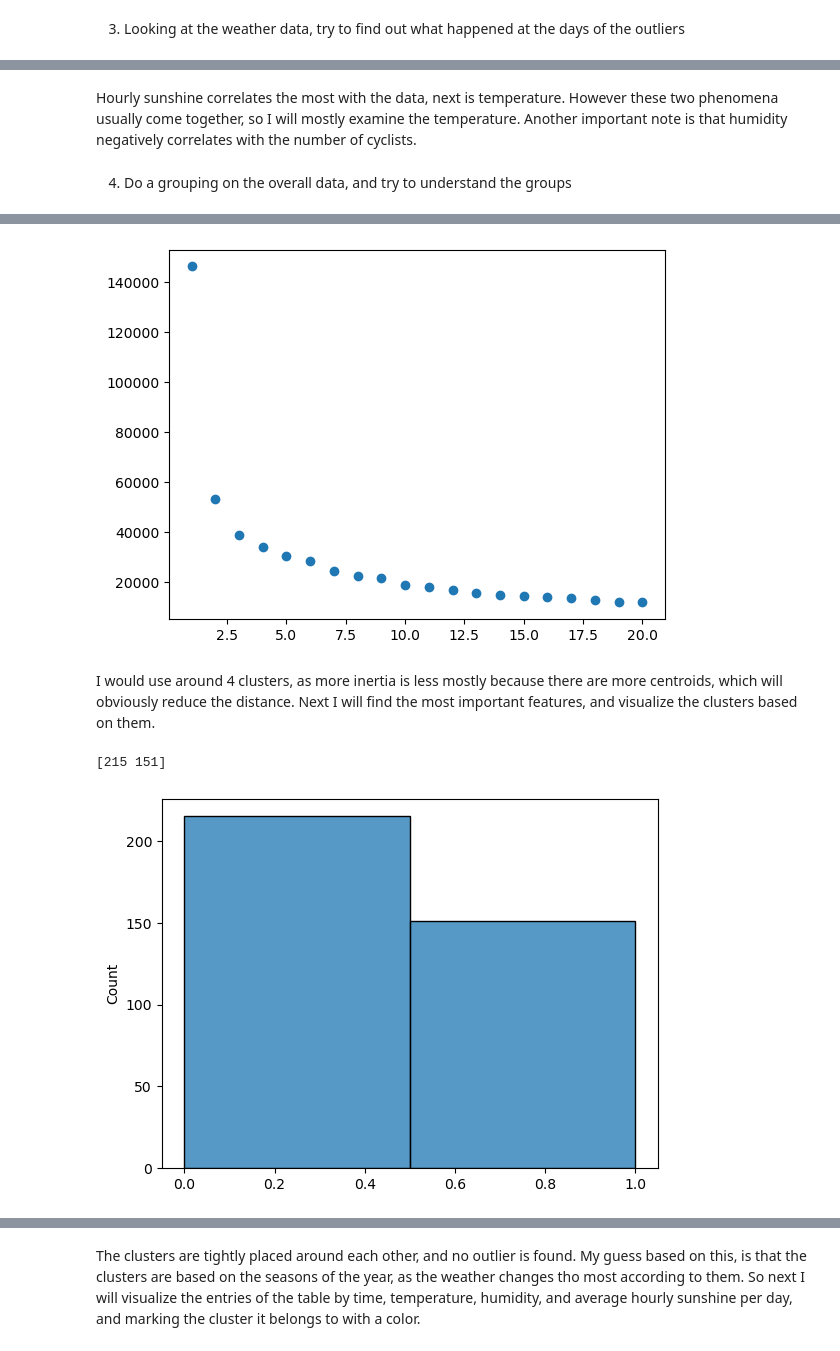
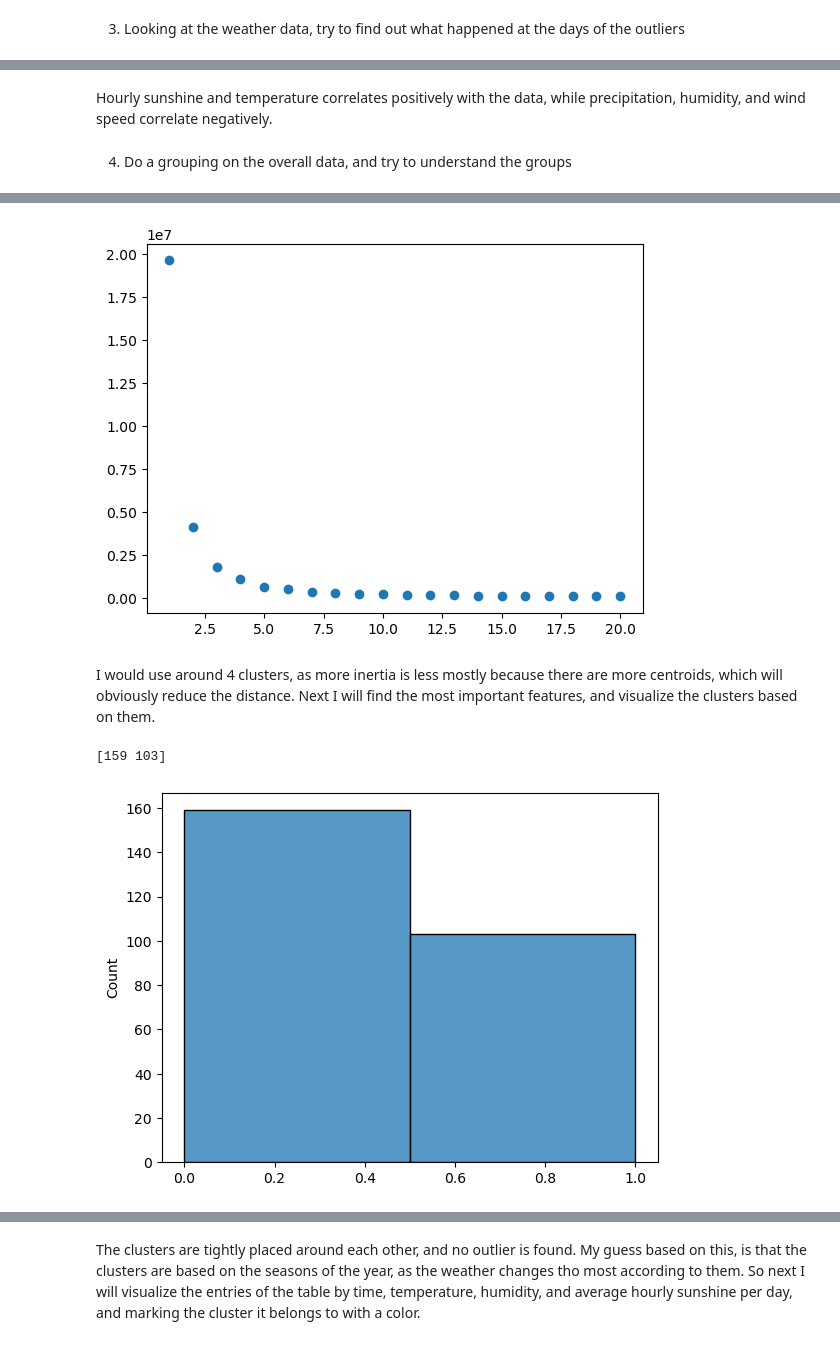
Before and after one commit to hgandras/DataMining, a Jupyter notebook: SemesterProject/BerlinBiking.ipynb, the cells around one changed output, grey strips where cells are left out. Saved outputs shown, nothing was run; the diff lists cells and outputs as text; code cells hidden in the pictures.

```diff
--- a/SemesterProject/BerlinBiking.ipynb
+++ b/SemesterProject/BerlinBiking.ipynb
@@ -164,3 +168,27 @@ It can also be seen from the plots, that the number of daily bikers depend heavi
 
 Some of the years contain a lot of values that are not real, and not plausible. For accurate data description, I decided to take a look at the year 2020.
+# %%
+#Splitting to weekends and weekdays
+from sklearn.preprocessing import OneHotEncoder
+enc = OneHotEncoder(sparse_output = False)
+
+y2020 = dailySum[dailySum.index.year==2020]
+#Convert days to weekdays and weekends
+values = y2020.index.dayofweek.values
+mapper = {0:"Weekday",1:"Weekday",2:"Weekday",3:"Weekday",4:"Weekday",5:"Weekend",6:"Weekend"}
+weekdays = np.array([mapper[k] for k in values])
+
+#Find weekends and weekdays based on date index
+enc.fit(weekdays.reshape((-1,1)))
+out = enc.transform(weekdays.reshape((-1,1)))
+onehotDays = pd.DataFrame(out,index = y2020.index)
+weekendsCounts = pd.concat([y2020,onehotDays],axis = 1)
+days = ["Weekday","Weekend"]
+weekendsCounts.rename(columns = {k:v for (k,v) in zip(range(2),days)},inplace = True)
+
+#Split the data
+weekdays = weekendsCounts[weekendsCounts["Weekday"] == 1]
+weekends = weekendsCounts[weekendsCounts["Weekend"] == 1]
+weekdays = weekdays[weekdays.columns[:len(weekdays.columns)-2]]
+weekends = weekends[weekends.columns[:len(weekends.columns)-2]]
 # %%
@@ -270,9 +348,9 @@ measurementsReduced2020.insert(4,"Summed counts",sumOfCounts)
 measurementsWeather = pd.concat([measurementsReduced2020,weatherData],axis = 1)
 
 #In order to get more accurate results, I group the data by days, and calculate the appropriate values for each column
-meanCols = ["Temperature","Humidity","Wind_speed","Hourly sunshine"]
+meanCols = ["Temperature","Humidity","Wind_speed"]
 maxCols = ["Precipitation_indicator"]
-sumCols = ["02-MI-JAN-N","02-MI-JAN-S","20-TS-MAR-N","20-TS-MAR-S","Precipitation"]
+sumCols = ["02-MI-JAN-N","02-MI-JAN-S","20-TS-MAR-N","20-TS-MAR-S","Precipitation","Hourly sunshine"]
 
 mMean = measurementsWeather[meanCols]
 mMax = measurementsWeather[maxCols]
@@ -284,5 +362,8 @@ mSum = mSum.groupby(pd.PeriodIndex(mSum.index,freq = "D")).sum()
 
 
 countsWeatherDaily = pd.concat([mSum,mMean],axis = 1)
-countsWeatherDaily.head()
+
+weatherWeekends = countsWeatherDaily[countsWeatherDaily.index.isin(weekends.index)]
+weatherWeekdays = countsWeatherDaily[countsWeatherDaily.index.isin(weekdays.index)]
+weatherWeekdays.head()
 # %% [output]
@@ -319,5 +383,5 @@ countsWeatherDaily.head()
-# %% [markdown]
-Hourly sunshine correlates the most with the data, next is temperature. However these two phenomena usually come together, so I will mostly examine the temperature. Another important note is that humidity negatively correlates with the number of cyclists.
+# %% [markdown]
+Hourly sunshine and temperature correlates positively with the data, while precipitation, humidity, and wind speed correlate negatively.
 # %% [markdown]
 4. Do a grouping on the overall data, and try to understand the groups
 # %%
@@ -331,7 +395,7 @@ from sklearn.impute import KNNImputer
 #measurementsWeatherRaw = imputer.fit_transform(countsWeatherDaily)
 #sumData = measurementsWeatherRaw[:,4:]
 
-countsWeatherDaily1 = countsWeatherDaily[countsWeatherDaily.columns[4:]]
+train = weatherWeekdays[weatherWeekdays.columns[4:]]
 
 #Determine the best number of clusters
 def fit(data,numCentroids):
@@ -342,8 +406,8 @@ def fit(data,numCentroids):
 centroidsErrors = []
 maxCentroids = 20
 for C in range(1,maxCentroids+1):
-    centroidsErrors.append(fit(countsWeatherDaily1,C))
+    centroidsErrors.append(fit(train,C))
 
 plt.scatter(np.arange(1,maxCentroids+1),centroidsErrors)
-countsWeatherDaily1.head()
+train.head()
 # %% [output]
@@ -356,17 +420,17 @@ countsWeatherDaily1.head()
-[figure, old version]
+[figure, new version]
 # %% [markdown]
 I would use around 4 clusters, as more inertia is less mostly because there are more centroids, which will obviously reduce the distance. Next I will find the most important features, and visualize the clusters based on them.
 # %%
 numClusters = 2
 km = KMeans(n_clusters= numClusters)
-km.fit(countsWeatherDaily1)
+km.fit(weatherWeekdays)
 #Find the size of each group
 groups,counts = np.unique(km.labels_,return_counts = True)
 sns.histplot(km.labels_,bins = numClusters)
 print(counts)
 # %% [output]
-[215 151]
+[159 103]
-[figure, old version]
+[figure, new version]
 # %%
 #Visualizing the clusters using PCA. I am keeping 4 dimensions, because 1., 3 features had a high correlation with the number of
 #cyclists (temperature,humidity, and sunshine), and it is still quite easy to visualize separately.
```
Also changed, not shown: parts of 42 cells of this notebook.
